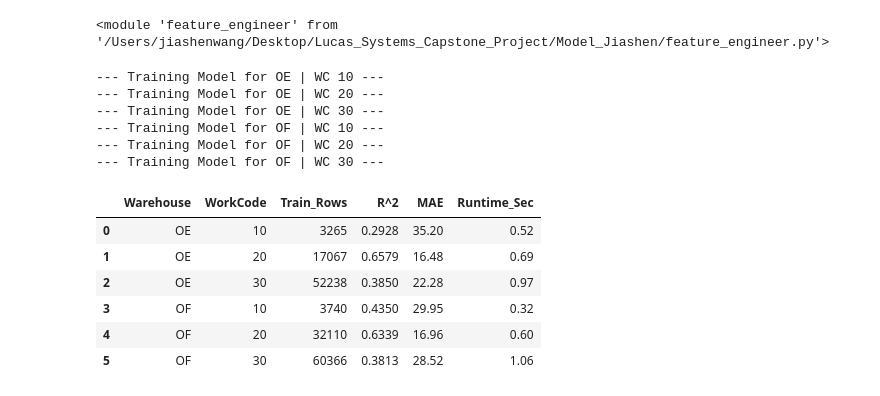
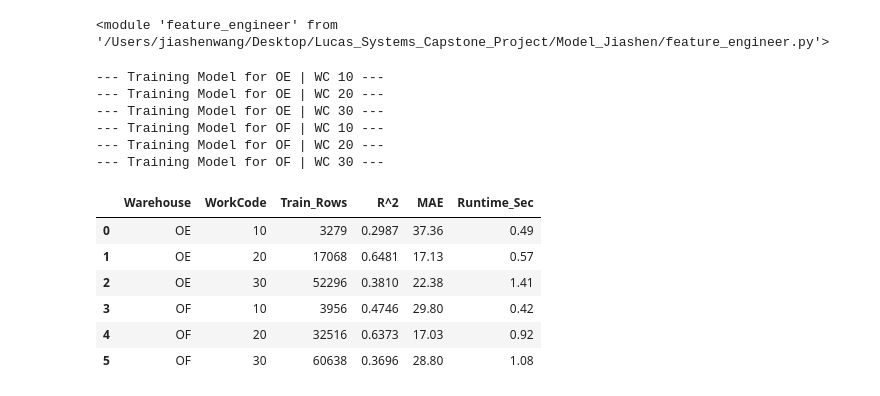
Before and after one commit to JiashenWangg/Lucas_Systems_Capstone_Project, a Jupyter notebook: Model_Jiashen/xgboost.ipynb, the cells around one changed output. Saved outputs shown, nothing was run; the diff lists cells and outputs as text; code cells hidden in the pictures.

```diff
--- a/Model_Jiashen/xgboost.ipynb
+++ b/Model_Jiashen/xgboost.ipynb
@@ -29,7 +29,7 @@ for wh in warehouses:
         print(f"--- Training Model for {wh} | WC {wc} ---")
 
         # 1. Preprocess
-        df, features, cat_cols = get_engineered_df(DATA_PATH, warehouse=wh, work_code=wc, max_time=max_time)
+        df, features, cat_cols = get_engineered_df(DATA_PATH, warehouse=wh, work_code=wc, max_time=max_time, sequenced=True)
 
         # 2. Prepare Data (One-Hot Encoding)
         X = pd.get_dummies(df[features], columns=cat_cols, drop_first=True)
@@ -44,39 +44,39 @@ for wh in warehouses:
         end_time = time.time()
         models.append(model)
 
         # 4. Evaluation
         preds = model.predict(X_test)
         r2 = r2_score(y_test, preds)
         mae = mean_absolute_error(y_test, preds)
         runtime = end_time - start_time
 
         # 5. Store Results
         results.append({
             "Warehouse": wh,
             "WorkCode": wc,
             "Train_Rows": len(X_train),
             "R^2": round(r2, 4),
             "MAE": round(mae, 2),
             "Runtime_Sec": round(runtime, 2)
         })
 
 # Display Clean Results Table
 results_df = pd.DataFrame(results)
 display(results_df)
 # %% [output]
 --- Training Model for OE | WC 10 ---
 --- Training Model for OE | WC 20 ---
 --- Training Model for OE | WC 30 ---
 --- Training Model for OF | WC 10 ---
 --- Training Model for OF | WC 20 ---
 --- Training Model for OF | WC 30 ---
 |  | Warehouse | WorkCode | Train_Rows | R^2 | MAE | Runtime_Sec |
-| 0 | OE | 10 | 3265 | 0.2928 | 35.20 | 0.52 |
-| 1 | OE | 20 | 17067 | 0.6579 | 16.48 | 0.69 |
-| 2 | OE | 30 | 52238 | 0.3850 | 22.28 | 0.97 |
-| 3 | OF | 10 | 3740 | 0.4350 | 29.95 | 0.32 |
-| 4 | OF | 20 | 32110 | 0.6339 | 16.96 | 0.60 |
-| 5 | OF | 30 | 60366 | 0.3813 | 28.52 | 1.06 |
+| 0 | OE | 10 | 3279 | 0.2987 | 37.36 | 0.49 |
+| 1 | OE | 20 | 17068 | 0.6481 | 17.13 | 0.57 |
+| 2 | OE | 30 | 52296 | 0.3810 | 22.38 | 1.41 |
+| 3 | OF | 10 | 3956 | 0.4746 | 29.80 | 0.42 |
+| 4 | OF | 20 | 32516 | 0.6373 | 17.03 | 0.92 |
+| 5 | OF | 30 | 60638 | 0.3696 | 28.80 | 1.08 |
 # %%
 models_nodist = []
 results_nodist = []
```
Also changed, not shown: parts of 4 cells of this notebook, 4 other files.
